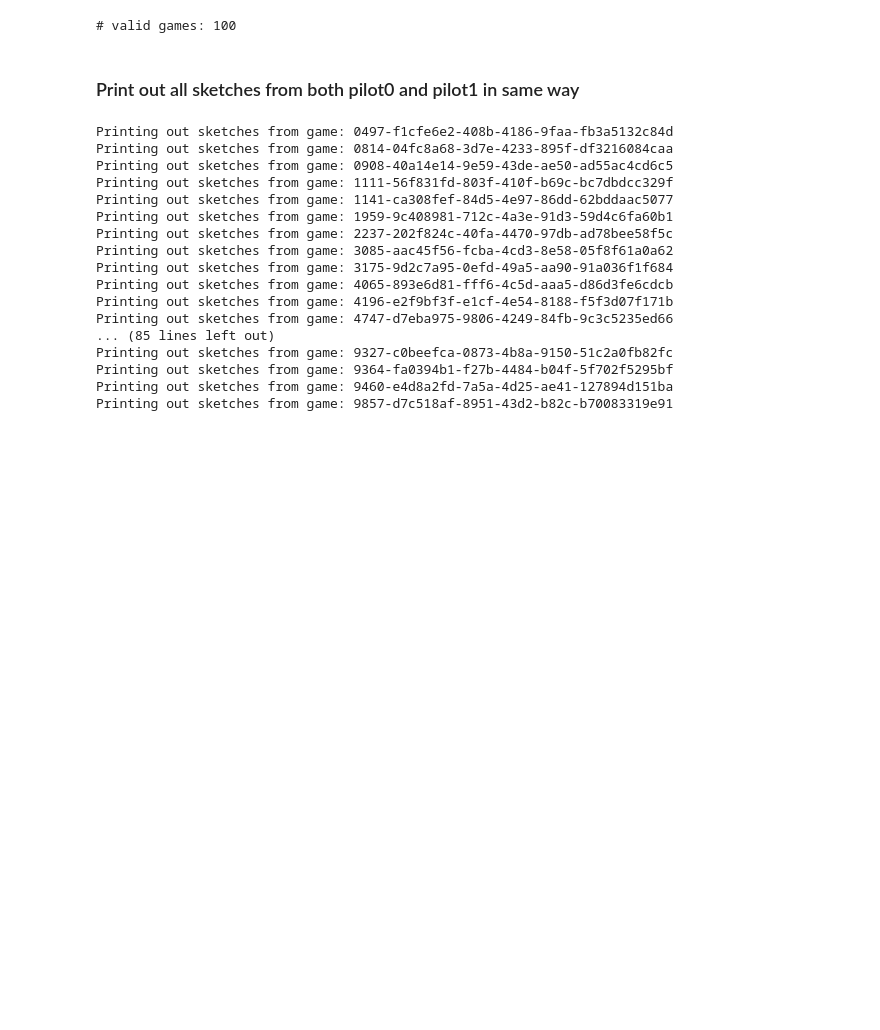
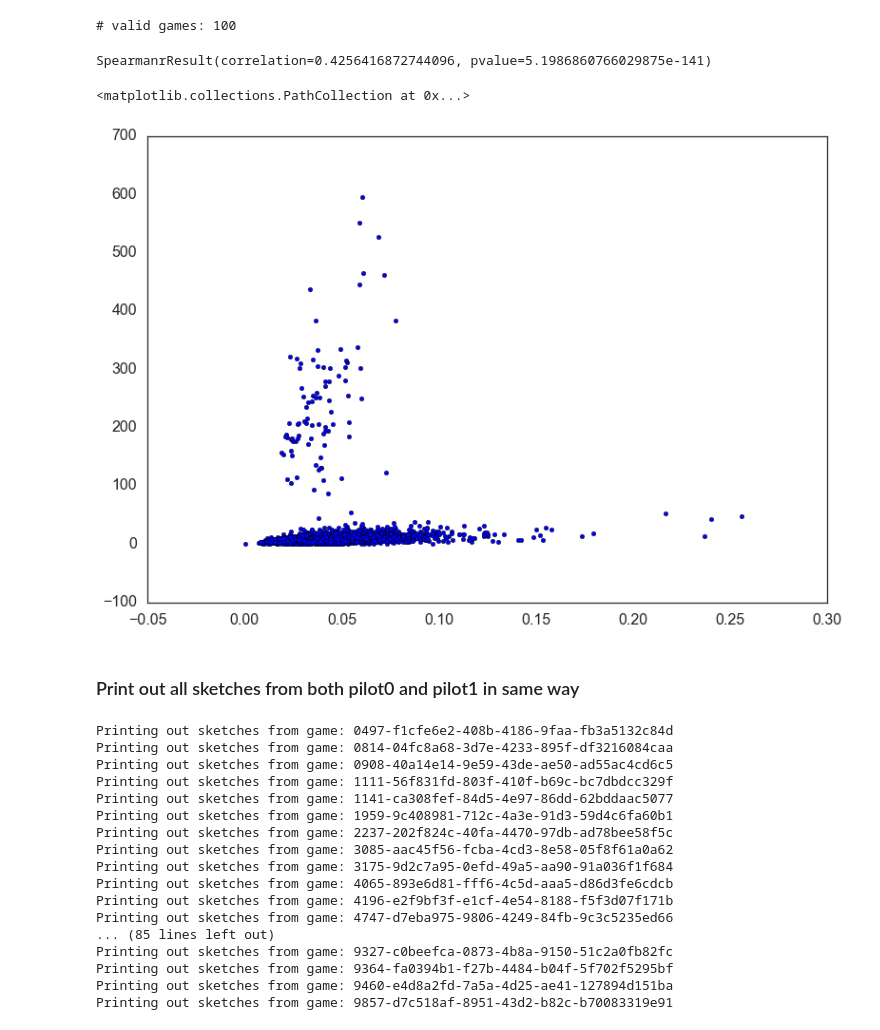
Before and after one commit to hawkrobe/reference_games, a Jupyter notebook: analysis/3dObjects/sketchpad_basic/merged_analysis_notebook.ipynb, the cells around one changed output. Cells and saved outputs as stored; diff of their text form; code cells hidden in the pictures; blank space fills up the shorter version.

Commit message:
add mean pixel intensity of sketch to group dataframe -- more robust to stroke counting glitches in interface

```diff
--- a/analysis/3dObjects/sketchpad_basic/merged_analysis_notebook.ipynb
+++ b/analysis/3dObjects/sketchpad_basic/merged_analysis_notebook.ipynb
@@ -46,7 +46,7 @@ D1 = pd.read_csv(os.path.join(os.path.join(analysis_dir,'sketchpad_basic_pilot1_
 _D = pd.concat([D0,D1], join="inner",ignore_index=True)
 # %%
 ## get list of all valid gameids across session
-_valid_p0 = np.unique(D[D['iteration']=='pilot0']['gameID'].values)
+_valid_p0 = np.unique(_D[_D['iteration']=='pilot0']['gameID'].values)
 
 ## 10/1/17: discussion with @rxdh: flag/exclude a game where the sketcher annotated drawing with words on at least two of the trials
 wordy = ['4196-e2f9bf3f-e1cf-4e54-8188-f5f3d07f171b']
@@ -63,0 +63,20 @@ D.to_csv('sketchpad_basic_merged_group_data.csv')
+# %%
+## add another cost-related dependent measure: mean pixel intensity (amount of ink spilled) -- to handle
+## some weird glitches in the num stroke count
+mean_intensity = []
+imsize = 100
+numpix = imsize**2
+thresh = 250
+for i,_d in D.iterrows():
+    imgData = _d['png']
+    filestr = base64.b64decode(imgData)
+    fname = os.path.join('sketch.png')
+    with open(fname, "wb") as fh:
+        fh.write(imgData.decode('base64'))
+    im = Image.open(fname).resize((imsize,imsize))
+    _im = np.array(im)
+    mean_intensity.append(len(np.where(_im[:,:,3].flatten()>thresh)[0])/numpix)
+# %%
+# add mean_intensity to the main D dataframe
+### btdubs, mean_intensity is not strongly correlated with
+D = D.assign(mean_intensity=pd.Series(mean_intensity).values)
@@ -64,3 +86,14 @@ D.to_csv('sketchpad_basic_merged_group_data.csv')
+# %%
+import scipy.stats as stats
+stats.spearmanr(D['mean_intensity'].values,D['numStrokes'].values)
+# %% [output]
+SpearmanrResult(correlation=0.4256416872744096, pvalue=5.1986860766029875e-141)
+# %%
+plt.scatter(D['mean_intensity'].values,D['numStrokes'].values)
+# plt.ylim([0,100])
+# %% [output]
+<matplotlib.collections.PathCollection at 0x...>
+[figure, added]
 # %% [markdown]
 ### Print out all sketches from both pilot0 and pilot1 in same way
 # %%
```
Also changed, not shown: parts of 4 cells of this notebook, 1 other file.
